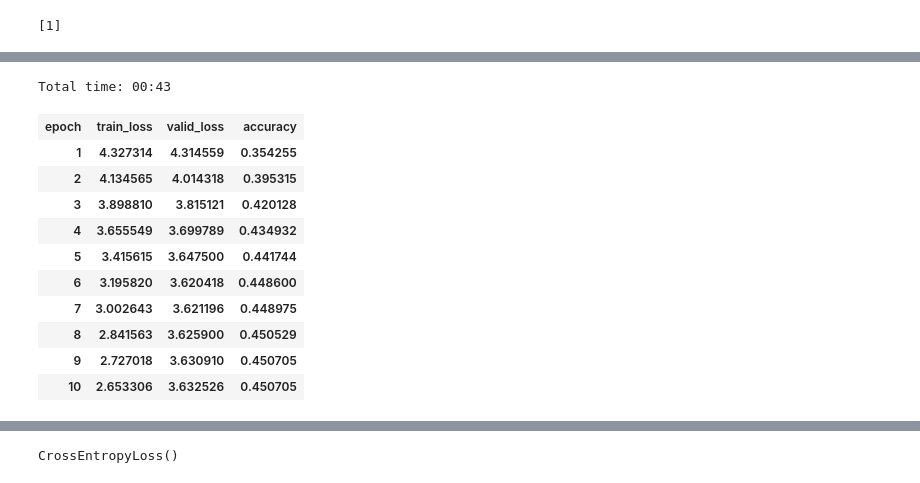
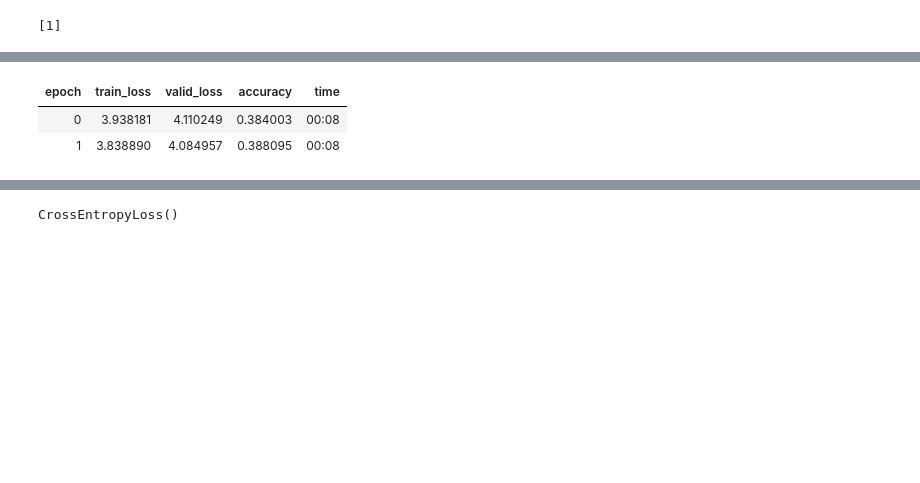
Before and after one commit to goru001/nlp-for-kannada, a Jupyter notebook: classification/Kannada_Classification_Model.ipynb, the cells around one changed output, grey strips where cells are left out. Cells and saved outputs as stored; diff of their text form; code cells hidden in the pictures; blank space fills up the shorter version.

```diff
--- a/classification/Kannada_Classification_Model.ipynb
+++ b/classification/Kannada_Classification_Model.ipynb
@@ -121,5 +122,3 @@ bs=48
-# %%
-data_lm = TextLMDataBunch.load(path, 'tmp', bs=bs)
 # %%
 data_lm.show_batch()
 # %% [output]
@@ -134,3 +131,7 @@ learn = language_model_learner(data_lm, drop_mult=0.3)
+# %%
+awd_lstm_config = awd_lstm_lm_config.copy()
+awd_lstm_config['n_hid'] = 1150
+learn = language_model_learner(data_lm, arch=AWD_LSTM, drop_mult=0.3, config=awd_lstm_config, pretrained=False)
 # %%
 # Loading the pretrained language model on kannada wikipedia
 learn.load('/home/gaurav/PycharmProjects/nlp-for-kannada/language-model/KannadaDataset/models/third_kn_lm', with_opt=True)
@@ -165,5 +167,5 @@ learn.recorder.plot()
 # %%
 learn.freeze()
 # %%
-learn.fit_one_cycle(1, 1e-2, moms=(0.8,0.7))
+learn.fit_one_cycle(1, 1e-2)
 # %% [output]
@@ -175,19 +174,8 @@ learn.save('fit_head', with_opt=True)
-# %%
-learn.load('fit_head', with_opt=True);
 # %%
 learn.unfreeze()
 # %%
-learn.fit_one_cycle(10, 1e-3, moms=(0.8,0.7))
+learn.fit_one_cycle(2, 1e-3)
 # %% [output]
-Total time: 00:43
-| epoch | train_loss | valid_loss | accuracy |
-| 1 | 4.327314 | 4.314559 | 0.354255 |
-| 2 | 4.134565 | 4.014318 | 0.395315 |
-| 3 | 3.898810 | 3.815121 | 0.420128 |
-| 4 | 3.655549 | 3.699789 | 0.434932 |
-| 5 | 3.415615 | 3.647500 | 0.441744 |
-| 6 | 3.195820 | 3.620418 | 0.448600 |
-| 7 | 3.002643 | 3.621196 | 0.448975 |
-| 8 | 2.841563 | 3.625900 | 0.450529 |
-| 9 | 2.727018 | 3.630910 | 0.450705 |
-| 10 | 2.653306 | 3.632526 | 0.450705 |
+| epoch | train_loss | valid_loss | accuracy | time |
+| 0 | 3.938181 | 4.110249 | 0.384003 | 00:08 |
+| 1 | 3.838890 | 4.084957 | 0.388095 | 00:08 |
```
Also changed, not shown: parts of 48 cells of this notebook, 7 other files.
